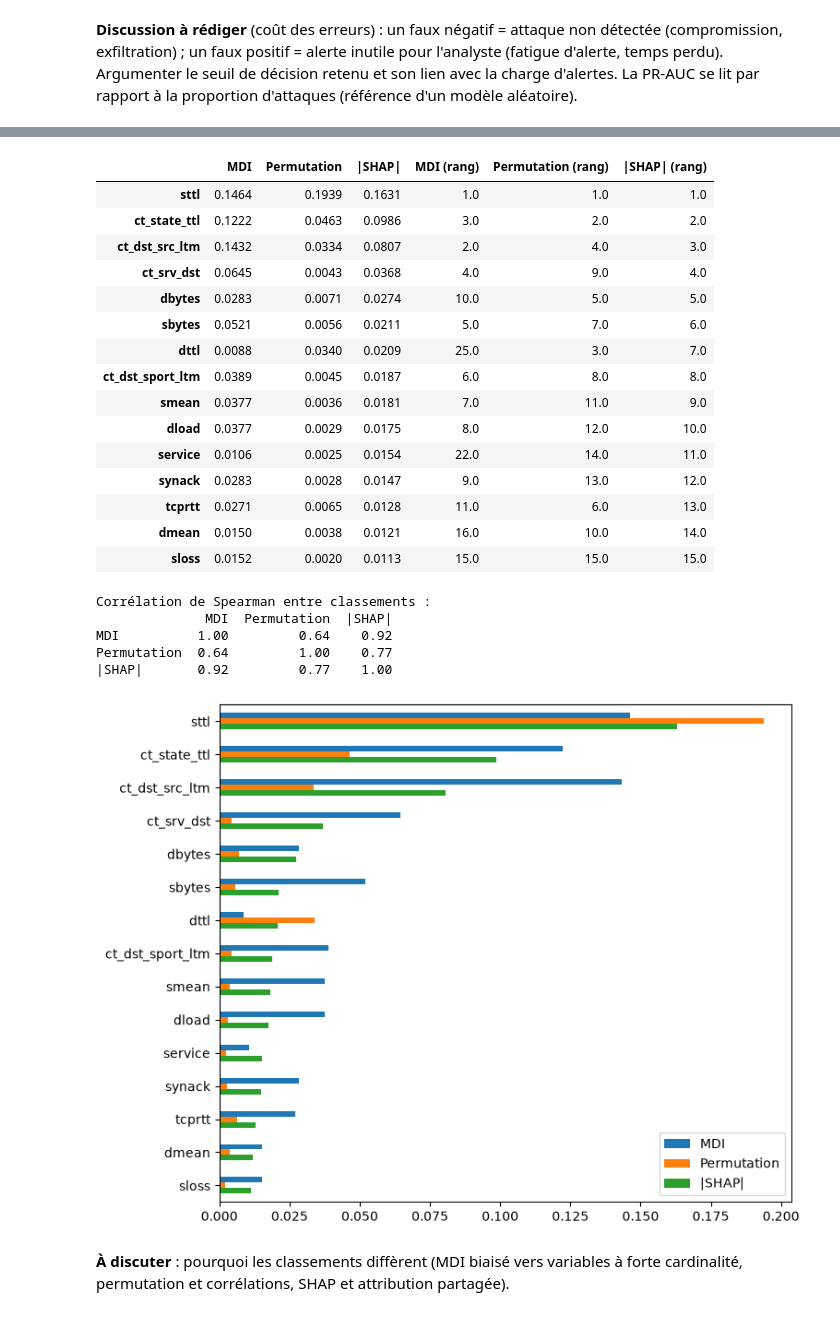
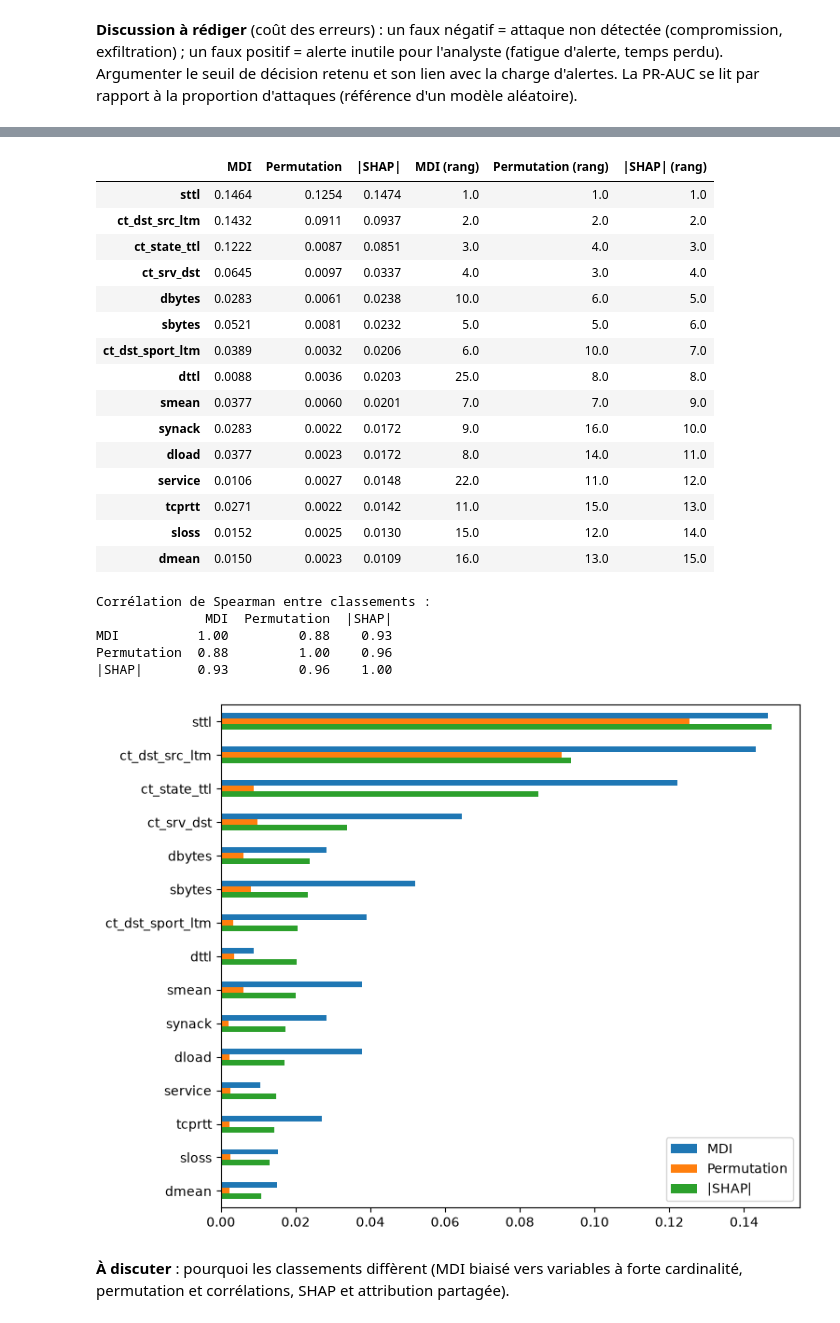
Before and after one commit to Ranim-jb/projet-ml-ids-, a Jupyter notebook: projet1_unsw_nb15_interpretabilite.ipynb, the cells around one changed output, grey strips where cells are left out. Saved outputs shown, nothing was run; the diff lists cells and outputs as text; code cells hidden in the pictures.

```diff
--- a/projet1_unsw_nb15_interpretabilite.ipynb
+++ b/projet1_unsw_nb15_interpretabilite.ipynb
@@ -256,14 +260,14 @@ Rappel des pièges : variables corrélées (importance répartie ou masquée), i
 imp_mdi = pd.Series(rf.feature_importances_, index=feature_names, name="MDI")
 
 rng = np.random.RandomState(SEED)
-idx_perm = rng.choice(len(Xte_t), size=min(10000, len(Xte_t)), replace=False)
-perm = permutation_importance(rf, Xte_t.iloc[idx_perm], y_test.iloc[idx_perm],
+idx_perm = rng.choice(len(Xva_t), size=min(10000, len(Xva_t)), replace=False)
+perm = permutation_importance(rf, Xva_t.iloc[idx_perm], y_val.iloc[idx_perm],
                               scoring="average_precision", n_repeats=5, random_state=SEED, n_jobs=1)
 imp_perm = pd.Series(perm.importances_mean, index=feature_names, name="Permutation")
 
-# SHAP : échantillon de 2000 flux au plus, tiré dans le test
-idx_shap = rng.choice(len(Xte_t), size=min(2000, len(Xte_t)), replace=False)
-Xs = Xte_t.iloc[idx_shap]
+# SHAP : échantillon de 2000 flux au plus, tiré dans la validation
+idx_shap = rng.choice(len(Xva_t), size=min(2000, len(Xva_t)), replace=False)
+Xs = Xva_t.iloc[idx_shap]
 explainer = shap.TreeExplainer(rf)
 sv = explainer.shap_values(Xs)
 sv = sv[1] if isinstance(sv, list) else (sv[..., 1] if sv.ndim == 3 else sv)   # classe « attaque »
@@ -275,32 +279,34 @@ imp_tab = imp.join(ranks.add_suffix(" (rang)")).sort_values("|SHAP|", ascending=
 imp_tab.head(15).round(4)
 # %% [output]
 |  | MDI | Permutation | |SHAP| | MDI (rang) | Permutation (rang) | |SHAP| (rang) |
-| sttl | 0.1464 | 0.1939 | 0.1631 | 1.0 | 1.0 | 1.0 |
-| ct_state_ttl | 0.1222 | 0.0463 | 0.0986 | 3.0 | 2.0 | 2.0 |
-| ct_dst_src_ltm | 0.1432 | 0.0334 | 0.0807 | 2.0 | 4.0 | 3.0 |
-| ct_srv_dst | 0.0645 | 0.0043 | 0.0368 | 4.0 | 9.0 | 4.0 |
-| dbytes | 0.0283 | 0.0071 | 0.0274 | 10.0 | 5.0 | 5.0 |
-| sbytes | 0.0521 | 0.0056 | 0.0211 | 5.0 | 7.0 | 6.0 |
-| dttl | 0.0088 | 0.0340 | 0.0209 | 25.0 | 3.0 | 7.0 |
-| ct_dst_sport_ltm | 0.0389 | 0.0045 | 0.0187 | 6.0 | 8.0 | 8.0 |
-| smean | 0.0377 | 0.0036 | 0.0181 | 7.0 | 11.0 | 9.0 |
-| dload | 0.0377 | 0.0029 | 0.0175 | 8.0 | 12.0 | 10.0 |
-| service | 0.0106 | 0.0025 | 0.0154 | 22.0 | 14.0 | 11.0 |
-| synack | 0.0283 | 0.0028 | 0.0147 | 9.0 | 13.0 | 12.0 |
-| tcprtt | 0.0271 | 0.0065 | 0.0128 | 11.0 | 6.0 | 13.0 |
-| dmean | 0.0150 | 0.0038 | 0.0121 | 16.0 | 10.0 | 14.0 |
-| sloss | 0.0152 | 0.0020 | 0.0113 | 15.0 | 15.0 | 15.0 |
+| sttl | 0.1464 | 0.1254 | 0.1474 | 1.0 | 1.0 | 1.0 |
+| ct_dst_src_ltm | 0.1432 | 0.0911 | 0.0937 | 2.0 | 2.0 | 2.0 |
+| ct_state_ttl | 0.1222 | 0.0087 | 0.0851 | 3.0 | 4.0 | 3.0 |
+| ct_srv_dst | 0.0645 | 0.0097 | 0.0337 | 4.0 | 3.0 | 4.0 |
+| dbytes | 0.0283 | 0.0061 | 0.0238 | 10.0 | 6.0 | 5.0 |
+| sbytes | 0.0521 | 0.0081 | 0.0232 | 5.0 | 5.0 | 6.0 |
+| ct_dst_sport_ltm | 0.0389 | 0.0032 | 0.0206 | 6.0 | 10.0 | 7.0 |
+| dttl | 0.0088 | 0.0036 | 0.0203 | 25.0 | 8.0 | 8.0 |
+| smean | 0.0377 | 0.0060 | 0.0201 | 7.0 | 7.0 | 9.0 |
+| synack | 0.0283 | 0.0022 | 0.0172 | 9.0 | 16.0 | 10.0 |
+| dload | 0.0377 | 0.0023 | 0.0172 | 8.0 | 14.0 | 11.0 |
+| service | 0.0106 | 0.0027 | 0.0148 | 22.0 | 11.0 | 12.0 |
+| tcprtt | 0.0271 | 0.0022 | 0.0142 | 11.0 | 15.0 | 13.0 |
+| sloss | 0.0152 | 0.0025 | 0.0130 | 15.0 | 12.0 | 14.0 |
+| dmean | 0.0150 | 0.0023 | 0.0109 | 16.0 | 13.0 | 15.0 |
 # %%
 print("Corrélation de Spearman entre classements :")
 print(ranks.corr(method="spearman").round(2))
-imp_tab.head(15)[["MDI", "Permutation", "|SHAP|"]].plot.barh(figsize=(8, 7)); plt.gca().invert_yaxis(); plt.show()
+imp_tab.head(15)[["MDI", "Permutation", "|SHAP|"]].plot.barh(figsize=(8, 7)); plt.gca().invert_yaxis()
+plt.savefig("figures/feature_importance_validation.png", dpi=160, bbox_inches="tight")
+plt.show()
 # %% [output]
 Corrélation de Spearman entre classements :
               MDI  Permutation  |SHAP|
-MDI          1.00         0.64    0.92
-Permutation  0.64         1.00    0.77
-|SHAP|       0.92         0.77    1.00
+MDI          1.00         0.88    0.93
+Permutation  0.88         1.00    0.96
+|SHAP|       0.93         0.96    1.00
-[figure, old version]
+[figure, new version]
 # %% [markdown]
 **À discuter** : pourquoi les classements diffèrent (MDI biaisé vers variables à forte cardinalité, permutation et corrélations, SHAP et attribution partagée).
 # %% [markdown]
```
Also changed, not shown: parts of 16 cells of this notebook, 5 other files.
